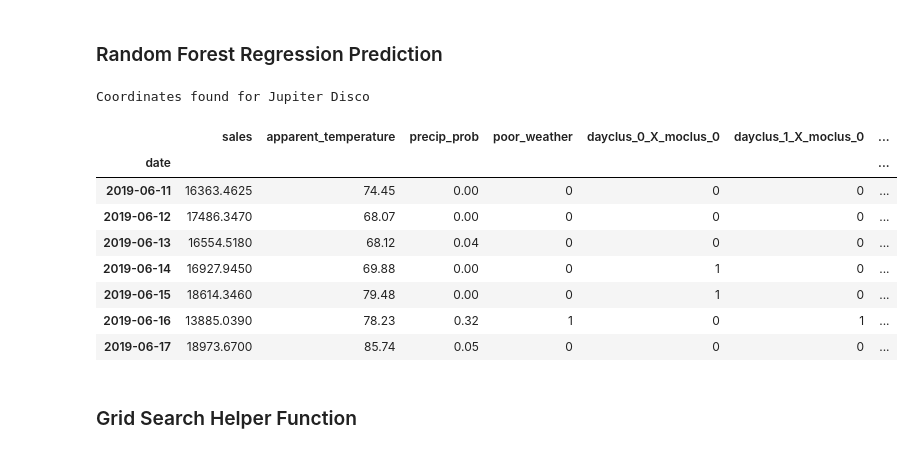
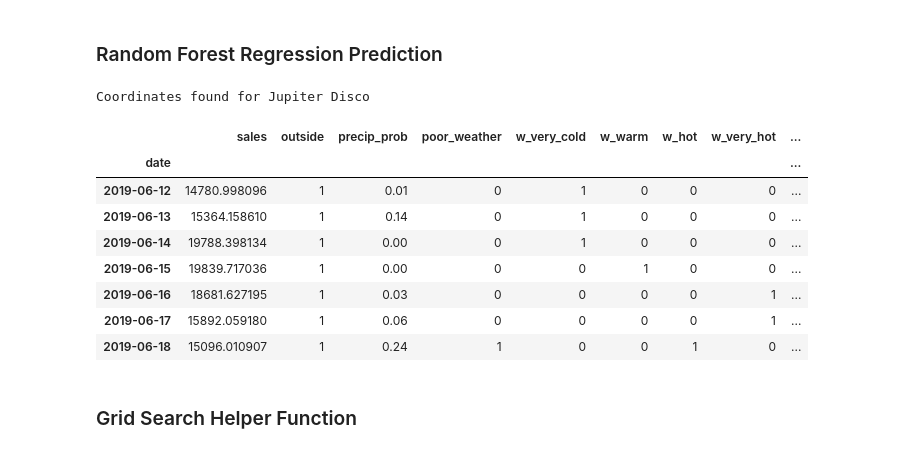
Before and after one commit to maks-p/restaurant_sales_forecasting, a Jupyter notebook: baseline_linear.ipynb, the cells around one changed output. Cells and saved outputs as stored; diff of their text form; code cells hidden in the pictures.

```diff
--- a/baseline_linear.ipynb
+++ b/baseline_linear.ipynb
@@ -357,7 +436,7 @@ def drop_outliers(df):
 
     return df
 
-dfx = drop_outliers(dfx)
+data = drop_outliers(data)
 # %% [output]
 Starting Observations:  880
 
@@ -663,11 +850,0 @@ dayclus_2_X_moclus_2  -->  -1056.7038823770156
-# %%
-from yellowbrick.regressor import ResidualsPlot
-from yellowbrick.features.importances import FeatureImportances
-
-plt.figure(figsize=(12,8))
-
-visualizer = ResidualsPlot(lasso_rgr, hist=False)
-
-visualizer.fit(X_train, y_train)
-visualizer.score(X_test, y_test)
-visualizer.poof()
@@ -684,21 +850,0 @@ ResidualsPlot(alpha=0.75,
-# %%
-def predict_df(clf, X_train, date_1, date_2):
-
-    lat, long = yelp_lat_long(search_business, location)
-
-    weather_df = build_weather_df(weather_call(date_1, date_2, lat, long))
-    df = add_interactions(add_dummies(add_features(add_clusters((weather_df)))))
-
-    missing_cols = set(X_train.columns) - set(df.columns)
-
-    for c in missing_cols:
-        df[c] = 0
-
-    df = df[X_train.columns]
-
-    pred_array = pd.DataFrame(clf.predict(df), index=df.index, columns=['sales'])
-    pred_df = df[df.columns[(df != 0).any()]]
-
-    return pd.concat([pred_array, pred_df], axis=1)
-
-predict_df(lasso_rgr, X_train, pd.datetime.now().date(), pd.datetime.now().date() + pd.DateOffset(6))
@@ -718,7 +868,10 @@ Coordinates found for Jupiter Disco
 # %%
 def rf_regression_model(X_train, y_train):
 
-    rfr = RandomForestRegressor()
+    rfr = RandomForestRegressor(max_depth= 60,
+                                max_features= 0.5,
+                                min_impurity_decrease= 0.0001,
+                                n_estimators= 1000)
     rfr_rgr = rfr.fit(X_train, y_train)
 
     return rfr_rgr
@@ -740,18 +893,19 @@ Test R-Squared:   0.5904725854060029
 # %% [markdown]
 ### Random Forest Regression Prediction
 # %%
-predict_df(rfr_rgr, X_train, pd.datetime.now().date() - pd.DateOffset(0), pd.datetime.now().date() + pd.DateOffset(6))
+this_week = predict_df(rfr_rgr, X_train, pd.datetime.now().date() + pd.DateOffset(-temp_delta_window), pd.datetime.now().date() + pd.DateOffset(6))
+this_week[temp_delta_window:]
 # %% [output]
 Coordinates found for Jupiter Disco
-|  | sales | apparent_temperature | precip_prob | poor_weather | dayclus_0_X_moclus_0 | dayclus_1_X_moclus_0 | ... |
-| date |  |  |  |  |  |  | ... |
-| 2019-06-11 | 16363.4625 | 74.45 | 0.00 | 0 | 0 | 0 | ... |
-| 2019-06-12 | 17486.3470 | 68.07 | 0.00 | 0 | 0 | 0 | ... |
-| 2019-06-13 | 16554.5180 | 68.12 | 0.04 | 0 | 0 | 0 | ... |
-| 2019-06-14 | 16927.9450 | 69.88 | 0.00 | 0 | 1 | 0 | ... |
-| 2019-06-15 | 18614.3460 | 79.48 | 0.00 | 0 | 1 | 0 | ... |
-| 2019-06-16 | 13885.0390 | 78.23 | 0.32 | 1 | 0 | 1 | ... |
-| 2019-06-17 | 18973.6700 | 85.74 | 0.05 | 0 | 0 | 0 | ... |
+|  | sales | outside | precip_prob | poor_weather | w_very_cold | w_warm | w_hot | w_very_hot | ... |
+| date |  |  |  |  |  |  |  |  | ... |
+| 2019-06-12 | 14780.998096 | 1 | 0.01 | 0 | 1 | 0 | 0 | 0 | ... |
+| 2019-06-13 | 15364.158610 | 1 | 0.14 | 0 | 1 | 0 | 0 | 0 | ... |
+| 2019-06-14 | 19788.398134 | 1 | 0.00 | 0 | 1 | 0 | 0 | 0 | ... |
+| 2019-06-15 | 19839.717036 | 1 | 0.00 | 0 | 0 | 1 | 0 | 0 | ... |
+| 2019-06-16 | 18681.627195 | 1 | 0.03 | 0 | 0 | 0 | 0 | 1 | ... |
+| 2019-06-17 | 15892.059180 | 1 | 0.06 | 0 | 0 | 0 | 0 | 1 | ... |
+| 2019-06-18 | 15096.010907 | 1 | 0.24 | 1 | 0 | 0 | 1 | 0 | ... |
 # %% [markdown]
 ### Grid Search Helper Function
 # %%
```
Also changed, not shown: parts of 64 cells of this notebook, 3 other files.
